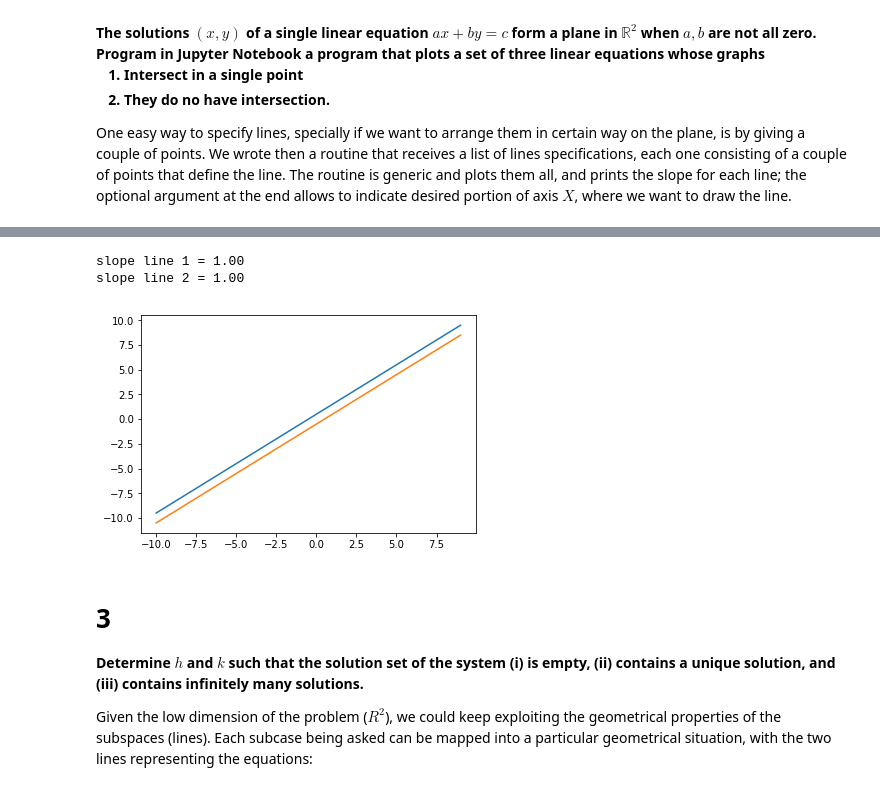
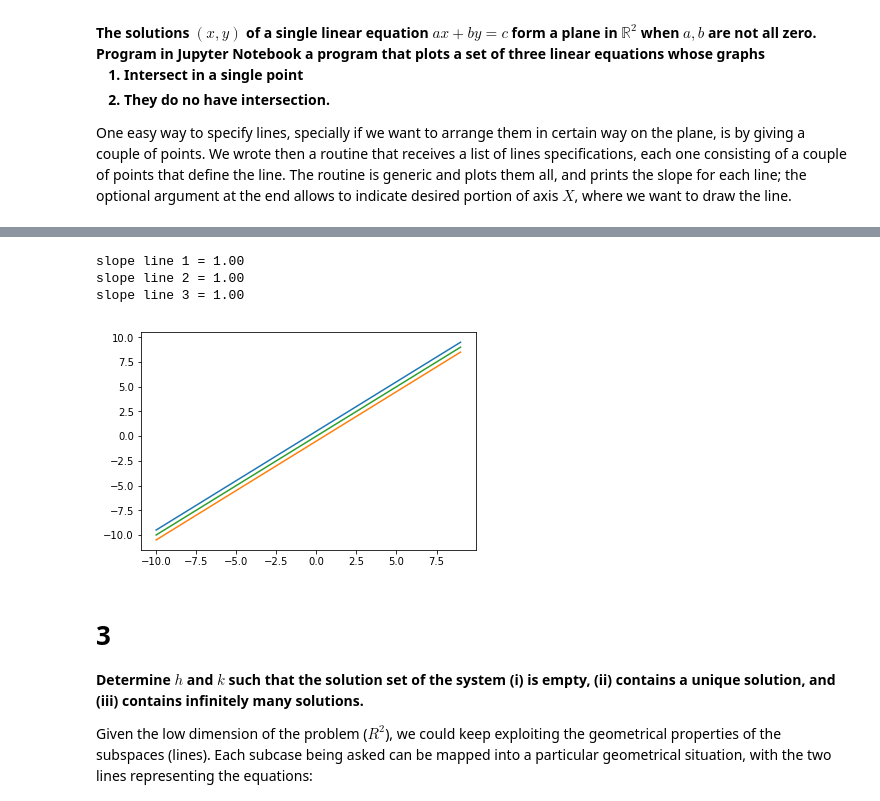
Before and after one commit to dariomx/data-science-learning, a Jupyter notebook: machine-learning/course-math-for-ai/hw1/math4ai-hw1.ipynb, the cells around one changed output, grey strips where cells are left out. Cells and saved outputs as stored; diff of their text form; code cells hidden in the pictures.

```diff
--- a/machine-learning/course-math-for-ai/hw1/math4ai-hw1.ipynb
+++ b/machine-learning/course-math-for-ai/hw1/math4ai-hw1.ipynb
@@ -53,11 +57,15 @@ While for second  part (no intersection), we pass a couple of parallel lines (as
 # %%
-line1 = [(0,0.5), (0.5,1)]
-line2 = [(0.5,0), (1,0.5)]
-plot_lines([line1, line2])
+%matplotlib inline
+
+line1 = [(0.0, 0.5), (0.5, 1.0)]
+line2 = [(0.5, 0.0), (1.0, 0.5)]
+line3 = [(0.5, 0.5), (1.5, 1.5)]
+plot_lines([line1, line2, line3])
 # %% [output]
 slope line 1 = 1.00
 slope line 2 = 1.00
+slope line 3 = 1.00
-[figure, old version]
+[figure, new version]
 # %% [markdown]
 # 3
 
```
Also changed, not shown: parts of 11 cells of this notebook.
